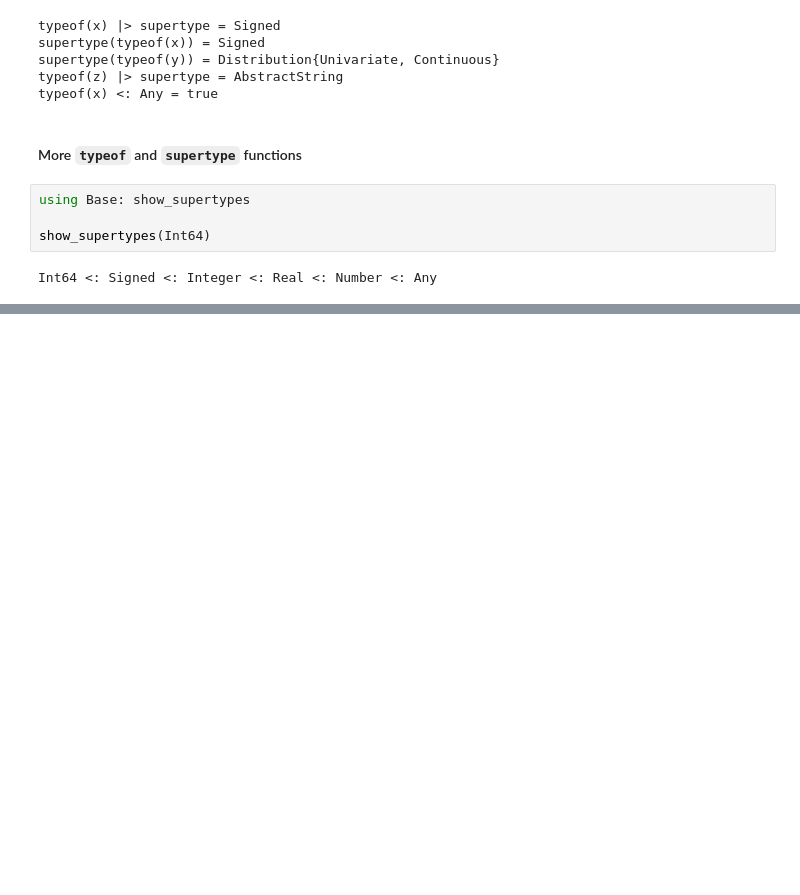
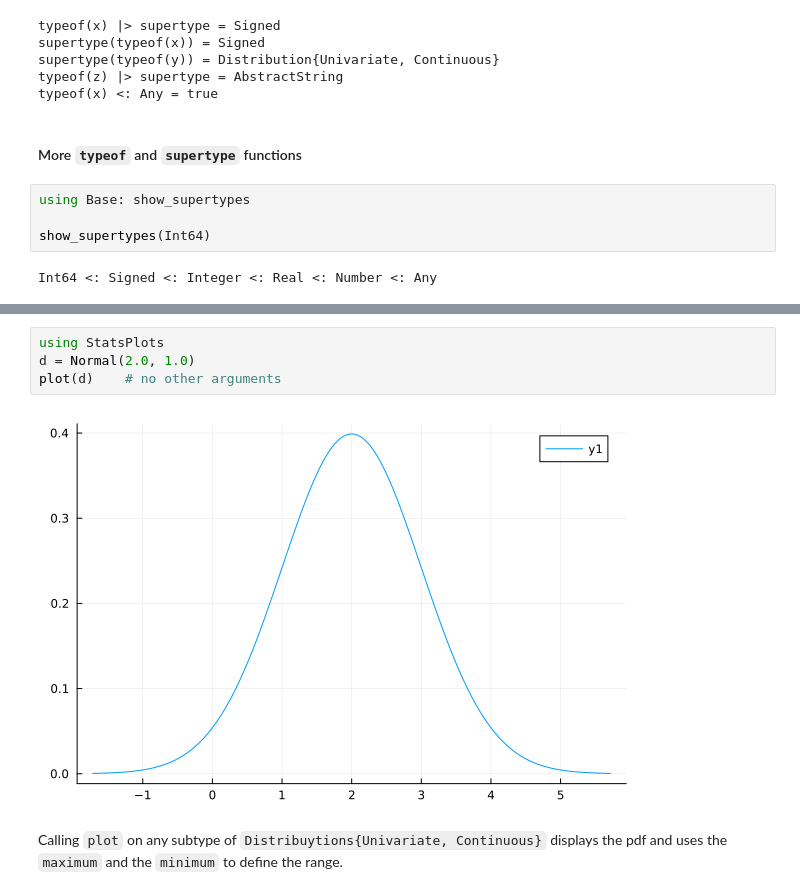
Before and after one commit to BraddWForster/learning_julia, a Jupyter notebook: coding_basics/Lesson 6.ipynb, the cells around one changed output, grey strips where cells are left out. Cells and saved outputs as stored; diff of their text form; blank space fills up the shorter version.

```diff
--- a/coding_basics/Lesson 6.ipynb
+++ b/coding_basics/Lesson 6.ipynb
@@ -40,0 +190,8 @@ Int64 <: Signed <: Integer <: Real <: Number <: Any
+# %%
+using StatsPlots
+d = Normal(2.0, 1.0)
+plot(d)    # no other arguments
+# %% [output]
+[figure, added]
+# %% [markdown]
+Calling `plot` on any subtype of `Distribuytions{Univariate, Continuous}` displays the pdf and uses the `maximum` and the `minimum` to define the range.
```
Also changed, not shown: parts of 22 cells of this notebook.
